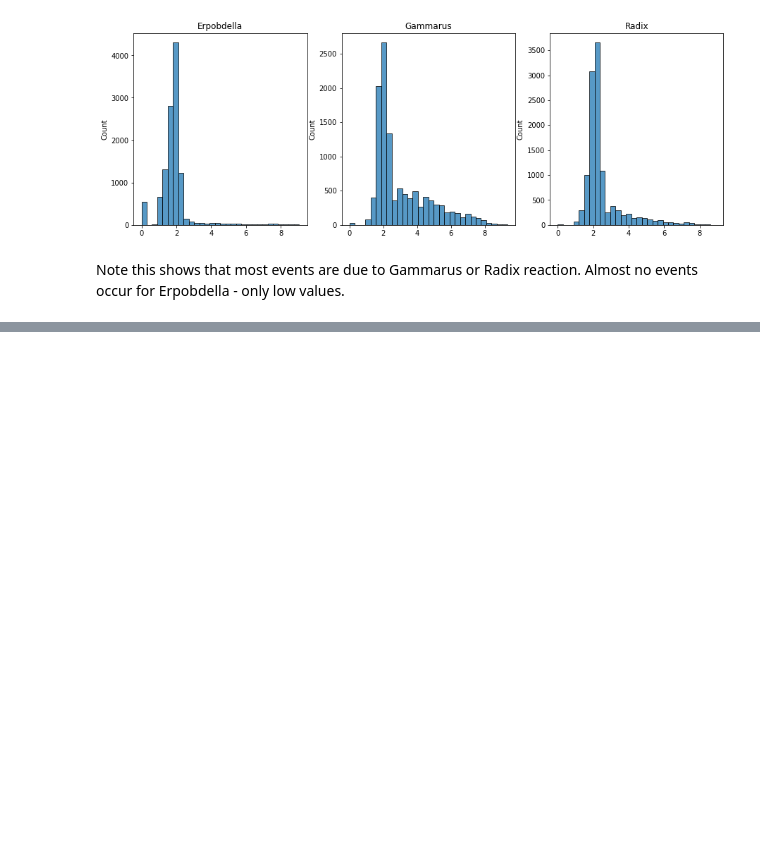
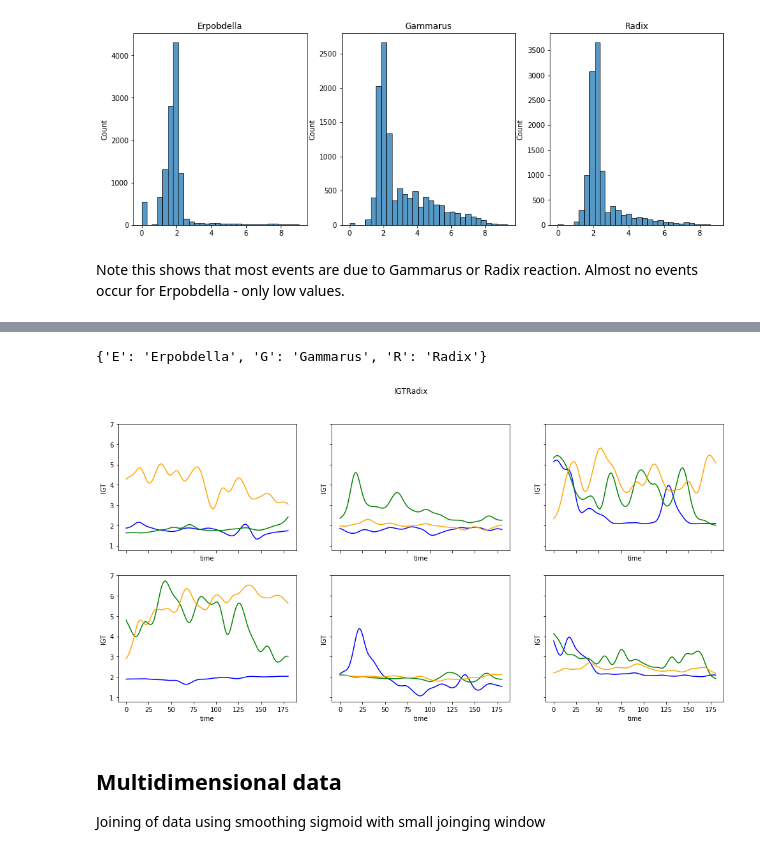
Before and after one commit to ruckapark/IndicateurGlobal, a Jupyter notebook: TERRAIN_eventsFDA.ipynb, the cells around one changed output, grey strips where cells are left out. Saved outputs shown, nothing was run; the diff lists cells and outputs as text; code cells hidden in the pictures; blank space fills up the shorter version.

```diff
--- a/TERRAIN_eventsFDA.ipynb
+++ b/TERRAIN_eventsFDA.ipynb
@@ -115,0 +154,33 @@ Almost no events occur for Erpobdella - only low values.
+# %%
+species
+# %% [output]
+{'E': 'Erpobdella', 'G': 'Gammarus', 'R': 'Radix'}
+# %%
+#convert data to FDataGrids
+Fdata = {}
+for s in [*species]:
+    IGT_data_matrix = [np.around(np.array(data[s][col],dtype = np.float64),decimals = 3) for col in cols]
+    IGT_grid_points = [i for i in range(data[s].shape[0])]
+    IGT_fd = FDataGrid(IGT_data_matrix,IGT_grid_points,
+                       dataset_name = 'IGT{}'.format(species[s]),
+                       argument_names = ('time',),
+                       coordinate_names = ('IGT',)
+                       )
+    Fdata.update({s:IGT_fd})
+# %%
+for s in Fdata:
+    Fdata[s] = KernelSmoother(
+        kernel_estimator=NadarayaWatsonHatMatrix(bandwidth = 5),
+    ).fit_transform(Fdata[s])
+# %%
+fig_ev_sm,ax_ev_sm = plt.subplots(2,3,figsize = (17,8),sharex = True,sharey = True)
+for i in range(6):
+    Fdata['E'][i].plot(ax_ev_sm[i//3,i%3],color = 'blue')
+    Fdata['G'][i].plot(ax_ev_sm[i//3,i%3],color = 'green')
+    Fdata['R'][i].plot(ax_ev_sm[i//3,i%3],color = 'orange')
+# %% [output]
+[figure, added]
+# %% [markdown]
+## Multidimensional data
+
+Joining of data using smoothing sigmoid with small joinging window
```
Also changed, not shown: parts of 14 cells of this notebook, 1 other file.
